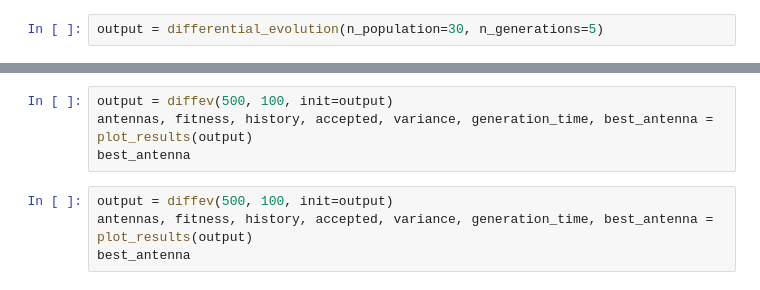
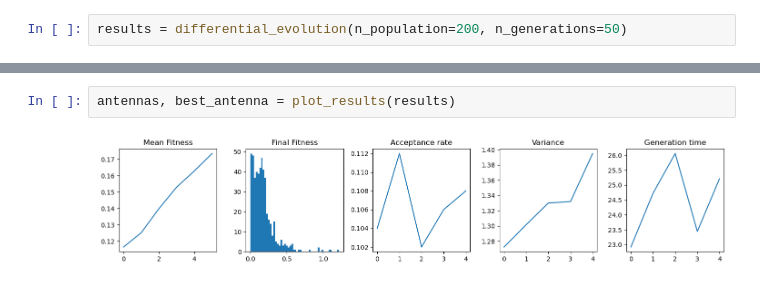
Before and after one commit to QCaudron/isomorphic_yagis, a Jupyter notebook: v.ipynb, the cells around one changed output, grey strips where cells are left out. Cells and saved outputs as stored; diff of their text form.

Commit message:
With valid antenna initialisation

```diff
--- a/v.ipynb
+++ b/v.ipynb
@@ -3,3 +5,3 @@ from isomorphic_yagis.algorithm import initialise, differential_evolution
 # %%
-output = differential_evolution(n_population=30, n_generations=5)
+results = differential_evolution(n_population=200, n_generations=50)
 # %% [output]
@@ -12,8 +9,4 @@ RayTaskError(FileNotFoundError): ray::evaluate_antenna_with_ray() (pid=22876, ip
-# %%
-output = diffev(500, 100, init=output)
-antennas, fitness, history, accepted, variance, generation_time, best_antenna = plot_results(output)
-best_antenna
-# %%
-output = diffev(500, 100, init=output)
-antennas, fitness, history, accepted, variance, generation_time, best_antenna = plot_results(output)
-best_antenna
+# %%
+antennas, best_antenna = plot_results(results)
+# %% [output]
+[figure, added]
```
Also changed, not shown: parts of 5 cells of this notebook, 4 other files.
